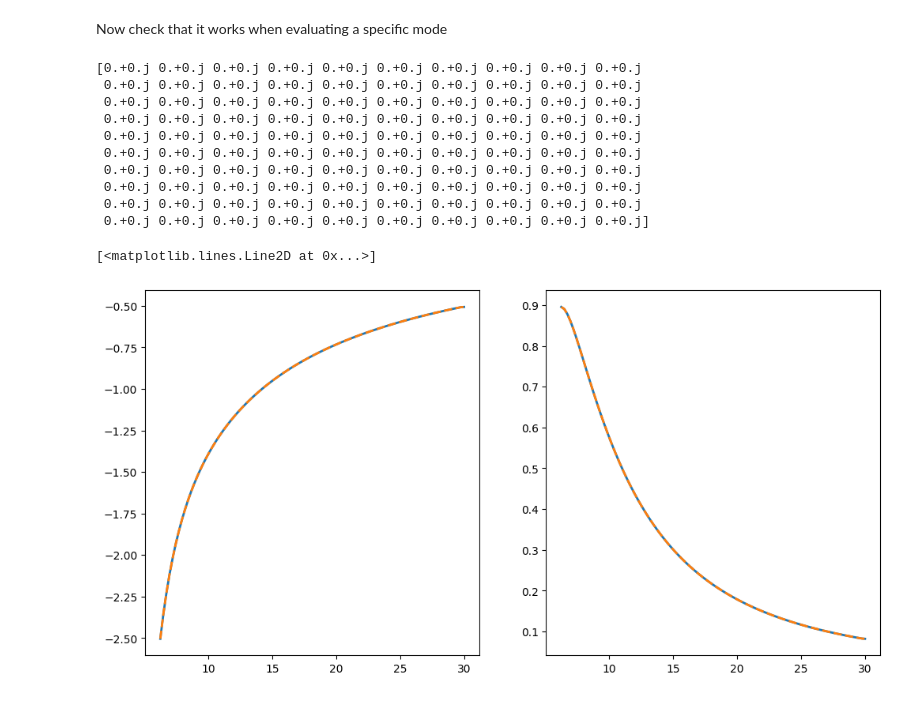
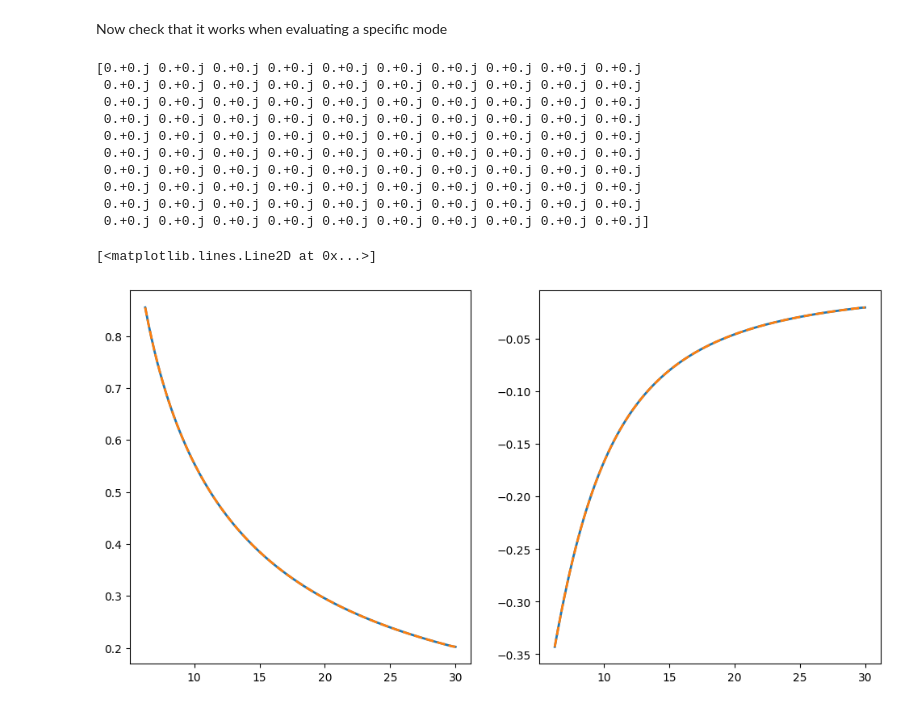
Before and after one commit to joshbmat/Few_1PAT1R_Scripts, a Jupyter notebook: AmplitudeModule/test-1PA-amps2.ipynb, the cells around one changed output. Drawn from its saved outputs; the diff is of its cells as text; code cells hidden in the pictures.

```diff
--- a/AmplitudeModule/test-1PA-amps2.ipynb
+++ b/AmplitudeModule/test-1PA-amps2.ipynb
@@ -189,32 +199,32 @@ Now check that it works when evaluating a specific mode
 # %%
 # Try evaluating a specific mode
 combined_amp22 = amp.get_amplitudes(0, p_values, 0.0, 1.0, nu=nu, chit=chit1,chit2=chit2, delta_m1=delta_m1,specific_modes=[(2,2,0,0)])[(2,2,0,0)]
 amp22_0PA = amp.get_amplitudes_single_piece(0, p_values, 0.0, 1.0, data_key="0PA", specific_modes=[(2,2,0,0)])[(2,2,0,0)]
 amp22_1PA = amp.get_amplitudes_single_piece(0, p_values, 0.0, 1.0, data_key="1PA", specific_modes=[(2,2,0,0)])[(2,2,0,0)]
 amp22_1PAchi1 = amp.get_amplitudes_single_piece(0, p_values, 0.0, 1.0, data_key="1PAchi1", specific_modes=[(2,2,0,0)])[(2,2,0,0)]
 amp22_1PAchi2 = amp.get_amplitudes_single_piece(0, p_values, 0.0, 1.0, data_key="1PAchi2", specific_modes=[(2,2,0,0)])[(2,2,0,0)]
 amp22_deltam1 = amp.get_amplitudes_single_piece(0, p_values, 0.0, 1.0, data_key="1PAdeltam", specific_modes=[(2,2,0,0)])[(2,2,0,0)]
-directly_combined_amp22 = amp22_0PA + nu*amp22_1PA + chit1*amp22_1PAchi1 + chit2*amp22_1PAchi2 + delta_m1*amp22_deltam1;
+directly_combined_amp22 = amp22_0PA + nu*amp22_1PA + chit1*amp22_1PAchi1 + chit2*amp22_1PAchi2 + nu*delta_m1*amp22_deltam1; #does not account for the overall factor applied for odd m modes
 
 print(combined_amp22 - directly_combined_amp22)
 plt.gcf().set_size_inches(12, 6)
 plt.subplot(121)
 plt.plot(p_values, combined_amp22.real, label="get_amplitudes", lw=2.0)
 plt.plot(p_values, directly_combined_amp22.real, '--', label="manually combined", lw=2.0)
 
 plt.subplot(122)
 plt.plot(p_values, combined_amp22.imag, label="get_amplitudes", lw=2.0)
 plt.plot(p_values, directly_combined_amp22.imag, '--', label="manually combined", lw=2.0)
 # %% [output]
 [0.+0.j 0.+0.j 0.+0.j 0.+0.j 0.+0.j 0.+0.j 0.+0.j 0.+0.j 0.+0.j 0.+0.j
  0.+0.j 0.+0.j 0.+0.j 0.+0.j 0.+0.j 0.+0.j 0.+0.j 0.+0.j 0.+0.j 0.+0.j
  0.+0.j 0.+0.j 0.+0.j 0.+0.j 0.+0.j 0.+0.j 0.+0.j 0.+0.j 0.+0.j 0.+0.j
  0.+0.j 0.+0.j 0.+0.j 0.+0.j 0.+0.j 0.+0.j 0.+0.j 0.+0.j 0.+0.j 0.+0.j
  0.+0.j 0.+0.j 0.+0.j 0.+0.j 0.+0.j 0.+0.j 0.+0.j 0.+0.j 0.+0.j 0.+0.j
  0.+0.j 0.+0.j 0.+0.j 0.+0.j 0.+0.j 0.+0.j 0.+0.j 0.+0.j 0.+0.j 0.+0.j
  0.+0.j 0.+0.j 0.+0.j 0.+0.j 0.+0.j 0.+0.j 0.+0.j 0.+0.j 0.+0.j 0.+0.j
  0.+0.j 0.+0.j 0.+0.j 0.+0.j 0.+0.j 0.+0.j 0.+0.j 0.+0.j 0.+0.j 0.+0.j
  0.+0.j 0.+0.j 0.+0.j 0.+0.j 0.+0.j 0.+0.j 0.+0.j 0.+0.j 0.+0.j 0.+0.j
  0.+0.j 0.+0.j 0.+0.j 0.+0.j 0.+0.j 0.+0.j 0.+0.j 0.+0.j 0.+0.j 0.+0.j]
 [<matplotlib.lines.Line2D at 0x...>]
-[figure, old version]
+[figure, new version]
```
Also changed, not shown: parts of 11 cells of this notebook.
